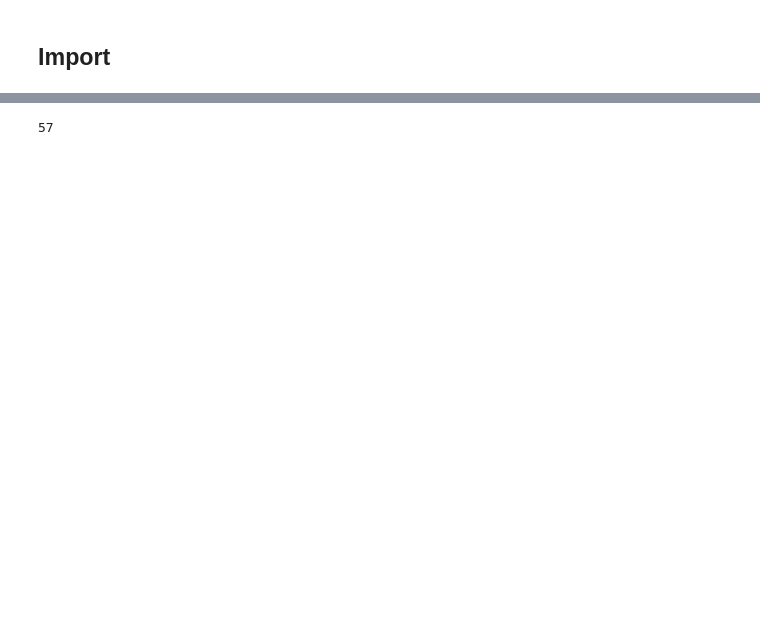
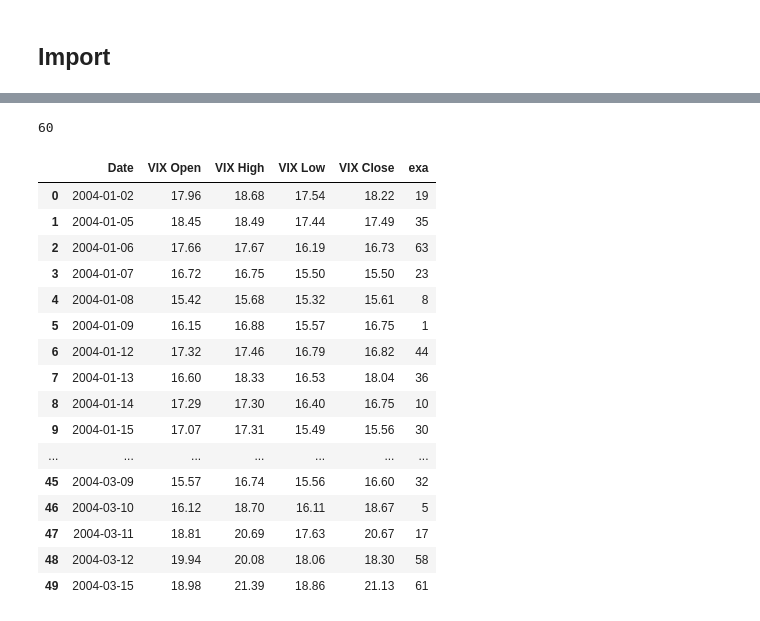
Before and after one commit to morticella/research, a Jupyter notebook: iching.ipynb, the cells around one changed output, grey strips where cells are left out. Saved outputs shown, nothing was run; the diff lists cells and outputs as text; code cells hidden in the pictures; blank space fills up the shorter version.

```diff
--- a/iching.ipynb
+++ b/iching.ipynb
@@ -155,6 +186,28 @@ def iching():
     # print('Result',result)
     return result
 
-iching()
+# iching()
-# %% [output]
-57
+# %%
+# df.insert(2,'exa', iching(),True)
+df['exa'] = df.apply(lambda x: iching(), axis = 1)
+print(iching())
+df[0:50]
+# %% [output]
+60
+|  | Date | VIX Open | VIX High | VIX Low | VIX Close | exa |
+| 0 | 2004-01-02 | 17.96 | 18.68 | 17.54 | 18.22 | 19 |
+| 1 | 2004-01-05 | 18.45 | 18.49 | 17.44 | 17.49 | 35 |
+| 2 | 2004-01-06 | 17.66 | 17.67 | 16.19 | 16.73 | 63 |
+| 3 | 2004-01-07 | 16.72 | 16.75 | 15.50 | 15.50 | 23 |
+| 4 | 2004-01-08 | 15.42 | 15.68 | 15.32 | 15.61 | 8 |
+| 5 | 2004-01-09 | 16.15 | 16.88 | 15.57 | 16.75 | 1 |
+| 6 | 2004-01-12 | 17.32 | 17.46 | 16.79 | 16.82 | 44 |
+| 7 | 2004-01-13 | 16.60 | 18.33 | 16.53 | 18.04 | 36 |
+| 8 | 2004-01-14 | 17.29 | 17.30 | 16.40 | 16.75 | 10 |
+| 9 | 2004-01-15 | 17.07 | 17.31 | 15.49 | 15.56 | 30 |
+| ... | ... | ... | ... | ... | ... | ... |
+| 45 | 2004-03-09 | 15.57 | 16.74 | 15.56 | 16.60 | 32 |
+| 46 | 2004-03-10 | 16.12 | 18.70 | 16.11 | 18.67 | 5 |
+| 47 | 2004-03-11 | 18.81 | 20.69 | 17.63 | 20.67 | 17 |
+| 48 | 2004-03-12 | 19.94 | 20.08 | 18.06 | 18.30 | 58 |
+| 49 | 2004-03-15 | 18.98 | 21.39 | 18.86 | 21.13 | 61 |
```
Also changed, not shown: parts of 4 cells of this notebook, 1 other file.
